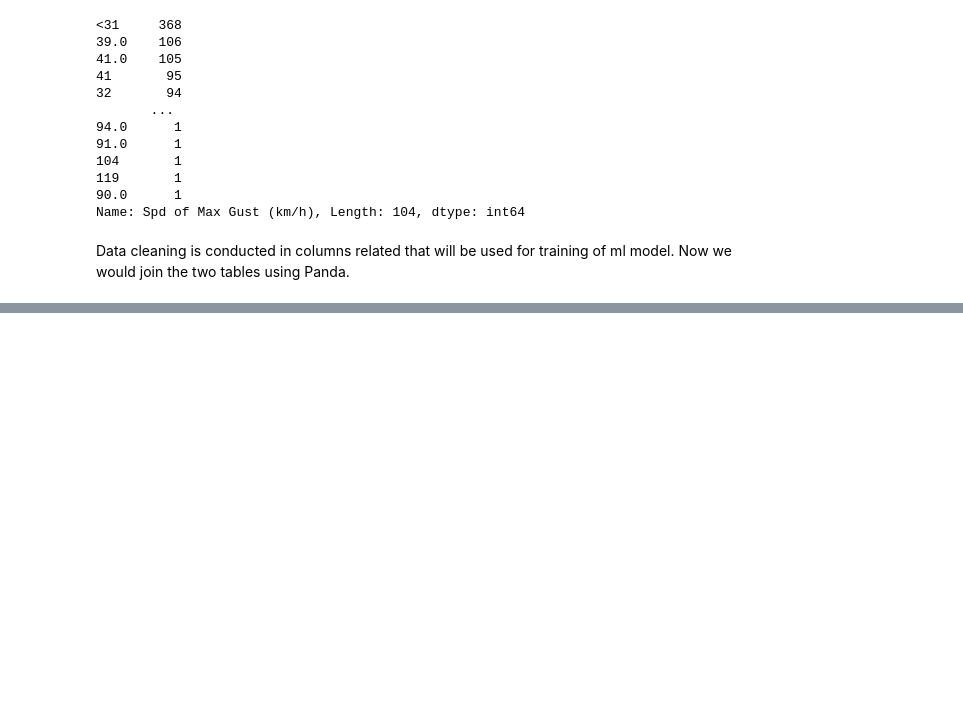
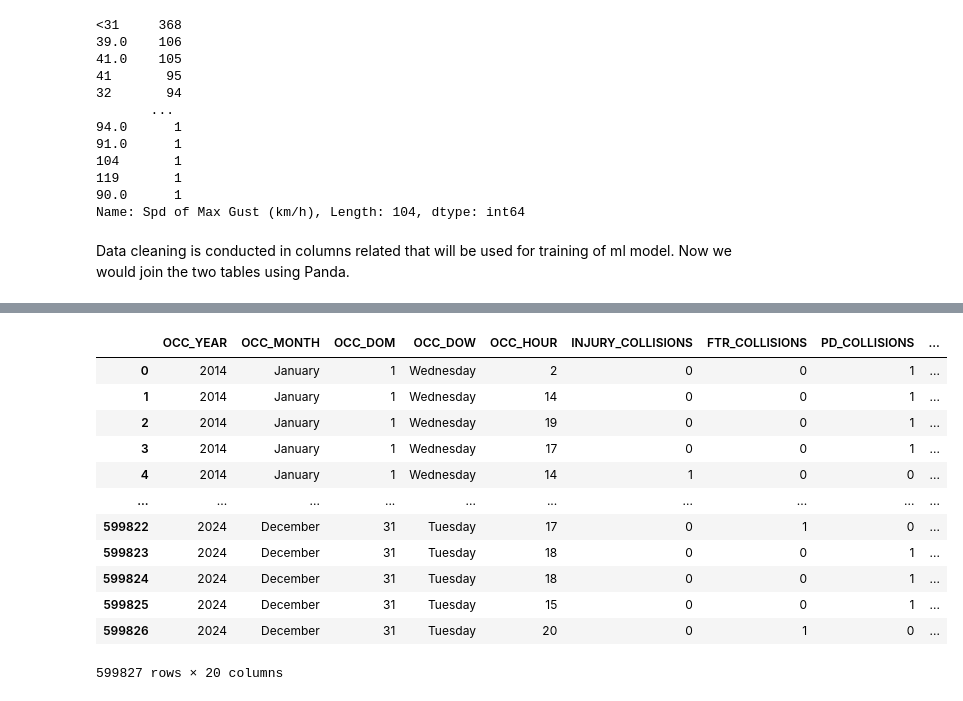
Before and after one commit to ansonkwokys/toronto-vehicle-collision-analysis, a Jupyter notebook: data-analysis/toronto-traffic-collisions-injury.ipynb, the cells around one changed output, grey strips where cells are left out. Cells and saved outputs as stored; diff of their text form; code cells hidden in the pictures; blank space fills up the shorter version.

```diff
--- a/data-analysis/toronto-traffic-collisions-injury.ipynb
+++ b/data-analysis/toronto-traffic-collisions-injury.ipynb
@@ -488,0 +481,22 @@ Name: Datetime, dtype: int64
+# %%
+df_collision_weather_to_model_1 = df_collision_weather_valid[["OCC_YEAR", "OCC_MONTH", "OCC_DOM", "OCC_DOW", "OCC_HOUR", "INJURY_COLLISIONS",
+                           "FTR_COLLISIONS", "PD_COLLISIONS", "NEIGHBOURHOOD_158",
+                           "AUTOMOBILE", "MOTORCYCLE", "PASSENGER", "PEDESTRIAN",
+                           "Max Temp Interpolated", "Min Temp Interpolated", "Mean Temp Interpolated",
+                           "Total Rain Interpolated", "Total Snow Interpolated",
+                           "Total Precip Interpolated", "Snow on Grnd Cleaned"]]
+df_collision_weather_to_model_1
+# %% [output]
+|  | OCC_YEAR | OCC_MONTH | OCC_DOM | OCC_DOW | OCC_HOUR | INJURY_COLLISIONS | FTR_COLLISIONS | PD_COLLISIONS | ... |
+| 0 | 2014 | January | 1 | Wednesday | 2 | 0 | 0 | 1 | ... |
+| 1 | 2014 | January | 1 | Wednesday | 14 | 0 | 0 | 1 | ... |
+| 2 | 2014 | January | 1 | Wednesday | 19 | 0 | 0 | 1 | ... |
+| 3 | 2014 | January | 1 | Wednesday | 17 | 0 | 0 | 1 | ... |
+| 4 | 2014 | January | 1 | Wednesday | 14 | 1 | 0 | 0 | ... |
+| ... | ... | ... | ... | ... | ... | ... | ... | ... | ... |
+| 599822 | 2024 | December | 31 | Tuesday | 17 | 0 | 1 | 0 | ... |
+| 599823 | 2024 | December | 31 | Tuesday | 18 | 0 | 0 | 1 | ... |
+| 599824 | 2024 | December | 31 | Tuesday | 18 | 0 | 0 | 1 | ... |
+| 599825 | 2024 | December | 31 | Tuesday | 15 | 0 | 0 | 1 | ... |
+| 599826 | 2024 | December | 31 | Tuesday | 20 | 0 | 1 | 0 | ... |
+599827 rows × 20 columns
```
Also changed, not shown: parts of 12 cells of this notebook.
